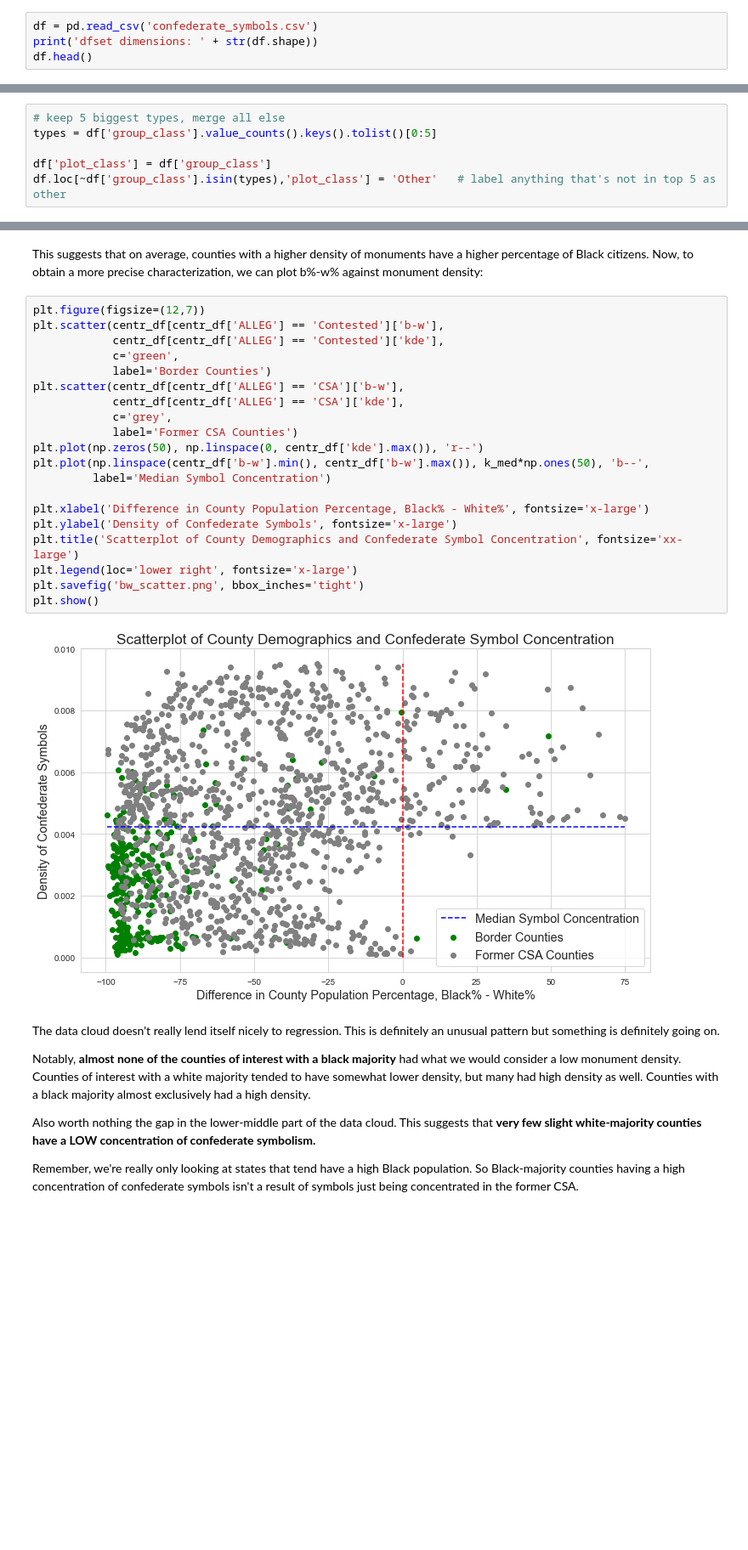
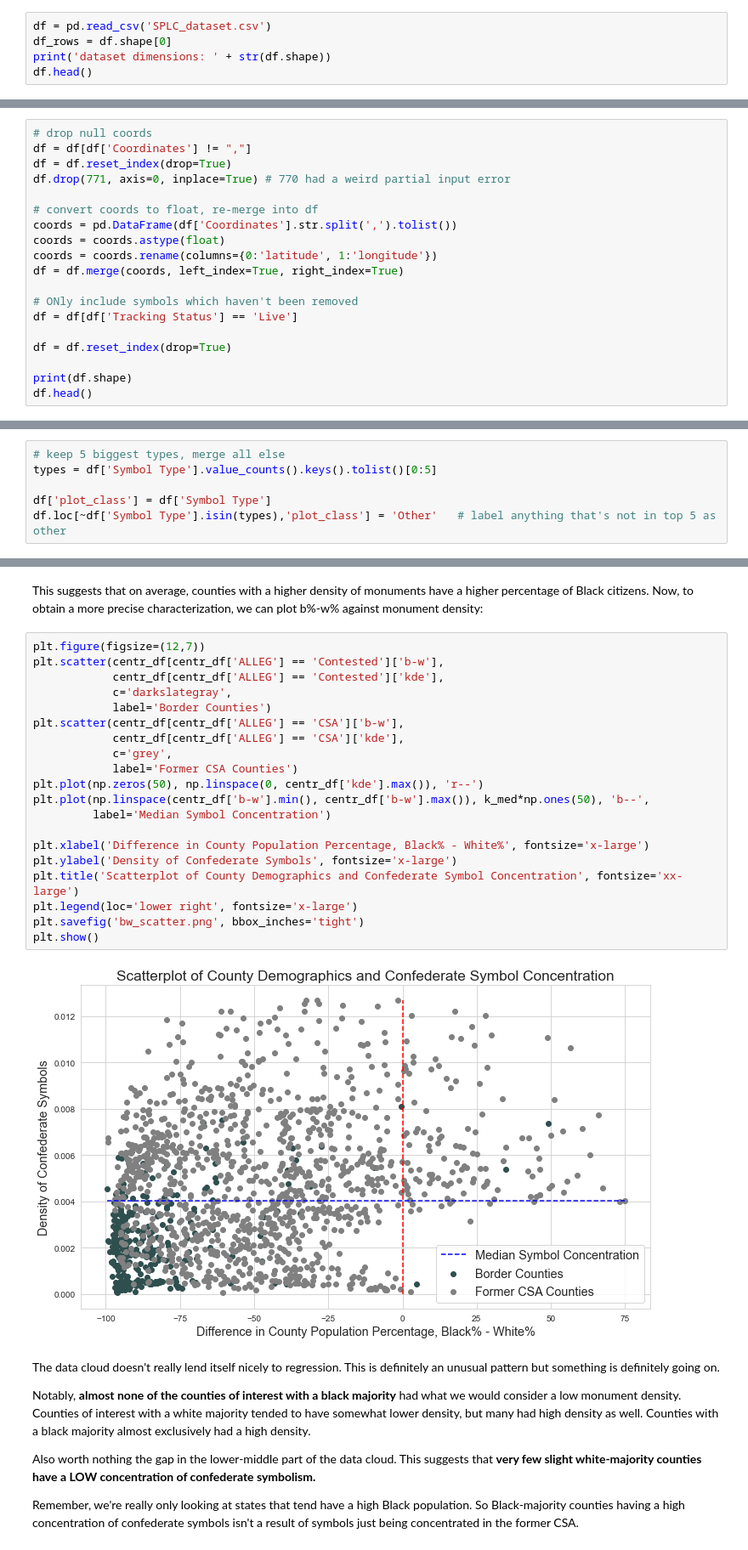
Before and after one commit to c1rowe/confederate-symbols, a Jupyter notebook: confederate nb v2.ipynb, the cells around one changed output, grey strips where cells are left out. Shown at 85% size. Saved outputs shown, nothing was run; the diff lists cells and outputs as text; blank space fills up the shorter version.

Commit message:
new data, code
added new direct SPLC dataset, code to match

```diff
--- a/confederate nb v2.ipynb
+++ b/confederate nb v2.ipynb
@@ -30,7 +30,8 @@ import patsy
 
 %matplotlib inline
 # %%
-df = pd.read_csv('confederate_symbols.csv')
-print('dfset dimensions: ' + str(df.shape))
+df = pd.read_csv('SPLC_dataset.csv')
+df_rows = df.shape[0]
+print('dataset dimensions: ' + str(df.shape))
 df.head()
 # %% [output]
@@ -43,0 +56,19 @@ dfset dimensions: (1481, 11)
+# %%
+# drop null coords
+df = df[df['Coordinates'] != ","]
+df = df.reset_index(drop=True)
+df.drop(771, axis=0, inplace=True) # 770 had a weird partial input error
+
+# convert coords to float, re-merge into df
+coords = pd.DataFrame(df['Coordinates'].str.split(',').tolist())
+coords = coords.astype(float)
+coords = coords.rename(columns={0:'latitude', 1:'longitude'})
+df = df.merge(coords, left_index=True, right_index=True)
+
+# ONly include symbols which haven't been removed
+df = df[df['Tracking Status'] == 'Live']
+
+df = df.reset_index(drop=True)
+
+print(df.shape)
+df.head()
@@ -128,9 +160,9 @@ Name: group_class, dtype: int64
 # %%
 # keep 5 biggest types, merge all else
-types = df['group_class'].value_counts().keys().tolist()[0:5]
+types = df['Symbol Type'].value_counts().keys().tolist()[0:5]
 
-df['plot_class'] = df['group_class']
-df.loc[~df['group_class'].isin(types),'plot_class'] = 'Other'   # label anything that's not in top 5 as other
+df['plot_class'] = df['Symbol Type']
+df.loc[~df['Symbol Type'].isin(types),'plot_class'] = 'Other'   # label anything that's not in top 5 as other
 # %% [markdown]
 Then get the map of all US states to use as a backdrop:
 # %%
@@ -439,25 +481,25 @@ This suggests that on average, counties with a higher density of monuments have
 # %%
 plt.figure(figsize=(12,7))
 plt.scatter(centr_df[centr_df['ALLEG'] == 'Contested']['b-w'],
             centr_df[centr_df['ALLEG'] == 'Contested']['kde'],
-            c='green',
+            c='darkslategray',
             label='Border Counties')
 plt.scatter(centr_df[centr_df['ALLEG'] == 'CSA']['b-w'],
             centr_df[centr_df['ALLEG'] == 'CSA']['kde'],
             c='grey',
             label='Former CSA Counties')
 plt.plot(np.zeros(50), np.linspace(0, centr_df['kde'].max()), 'r--')
 plt.plot(np.linspace(centr_df['b-w'].min(), centr_df['b-w'].max()), k_med*np.ones(50), 'b--',
          label='Median Symbol Concentration')
 
 plt.xlabel('Difference in County Population Percentage, Black% - White%', fontsize='x-large')
 plt.ylabel('Density of Confederate Symbols', fontsize='x-large')
 plt.title('Scatterplot of County Demographics and Confederate Symbol Concentration', fontsize='xx-large')
 plt.legend(loc='lower right', fontsize='x-large')
 plt.savefig('bw_scatter.png', bbox_inches='tight')
 plt.show()
 # %% [output]
-[figure, old version]
+[figure, new version]
 # %% [markdown]
 The data cloud doesn't really lend itself nicely to regression. This is definitely an unusual pattern but something is definitely going on.
 
```
Also changed, not shown: parts of 32 cells of this notebook, 1 other file.
